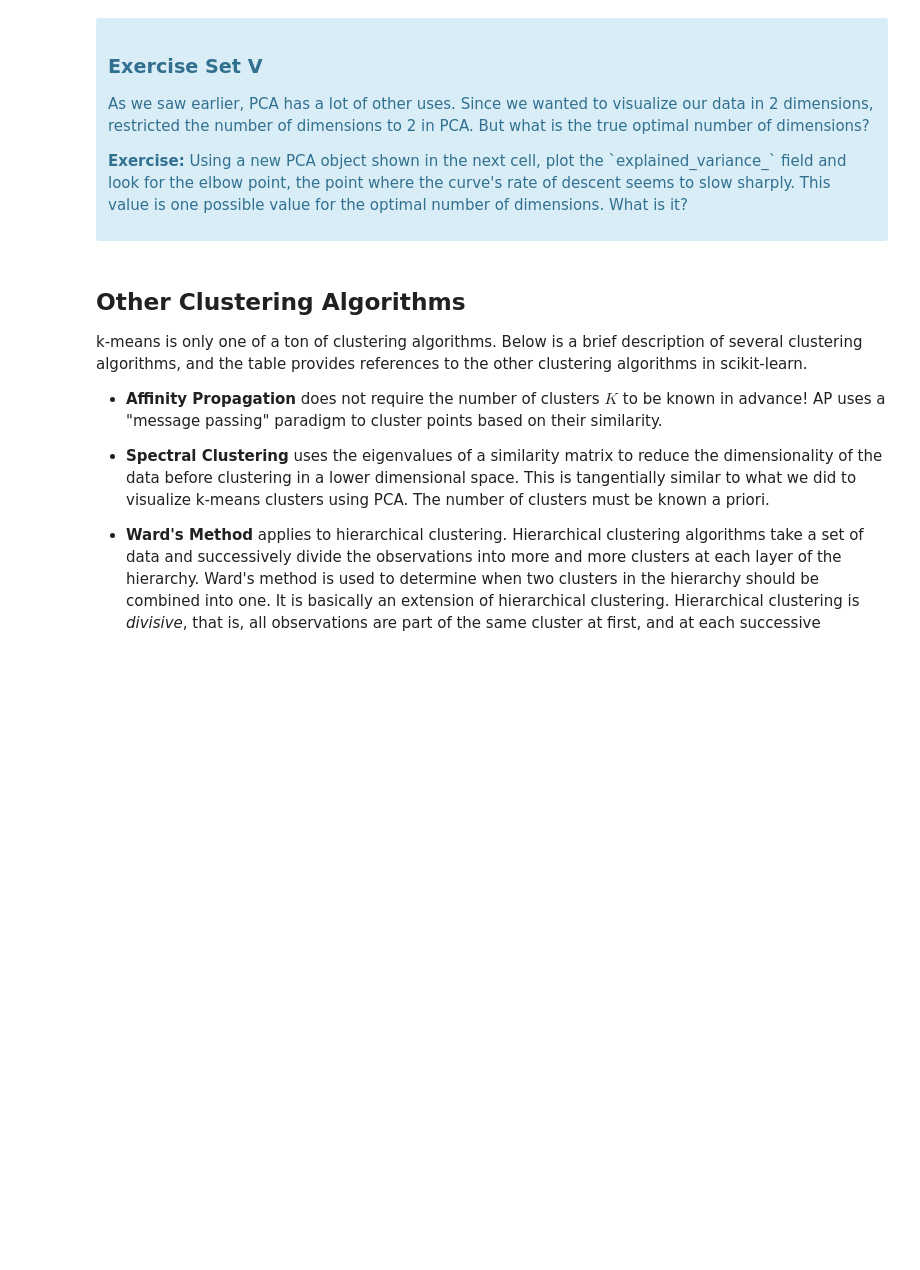
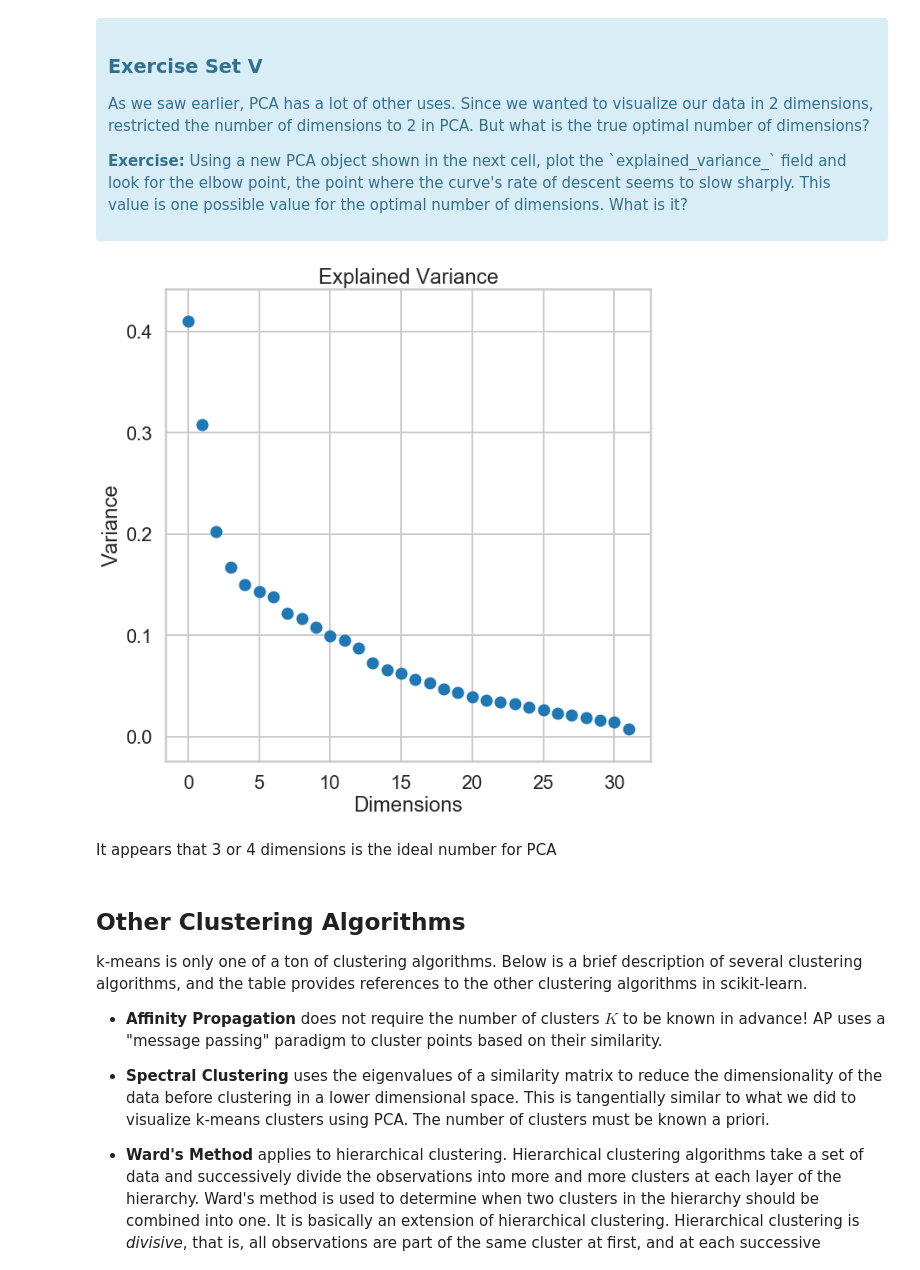
Before and after one commit to ghopping/Data_Science_Career_Track, a Jupyter notebook: clustering/Mini_Project_Clustering.ipynb, the cells around one changed output. Drawn from its saved outputs; the diff is of its cells as text; code cells hidden in the pictures; blank space fills up the shorter version.

```diff
--- a/clustering/Mini_Project_Clustering.ipynb
+++ b/clustering/Mini_Project_Clustering.ipynb
@@ -376,11 +381,20 @@ What we've done is we've taken those columns of 0/1 indicator variables, and we'
 # %%
 #your turn
 # Initialize a new PCA model with a default number of components.
 import sklearn.decomposition
-pca = sklearn.decomposition.PCA()
-pca.fit(X)
-
-# Do the rest on your own :)
+model2 = sklearn.decomposition.PCA()
+pca2 = model2.fit(x_cols)
+pca2_variance = pca2.explained_variance_
+#plotting
+fig = plt.figure(figsize=(10,10))
+_ = plt.scatter(range(len(pca2_variance)), pca2_variance)
+_ = plt.title('Explained Variance')
+_ = plt.xlabel('Dimensions')
+_ = plt.ylabel('Variance')
+# %% [output]
+[figure, added]
+# %% [markdown]
+It appears that 3 or 4 dimensions is the ideal number for PCA
 # %% [markdown]
 ## Other Clustering Algorithms
 
```
Also changed, not shown: parts of 11 cells of this notebook.
